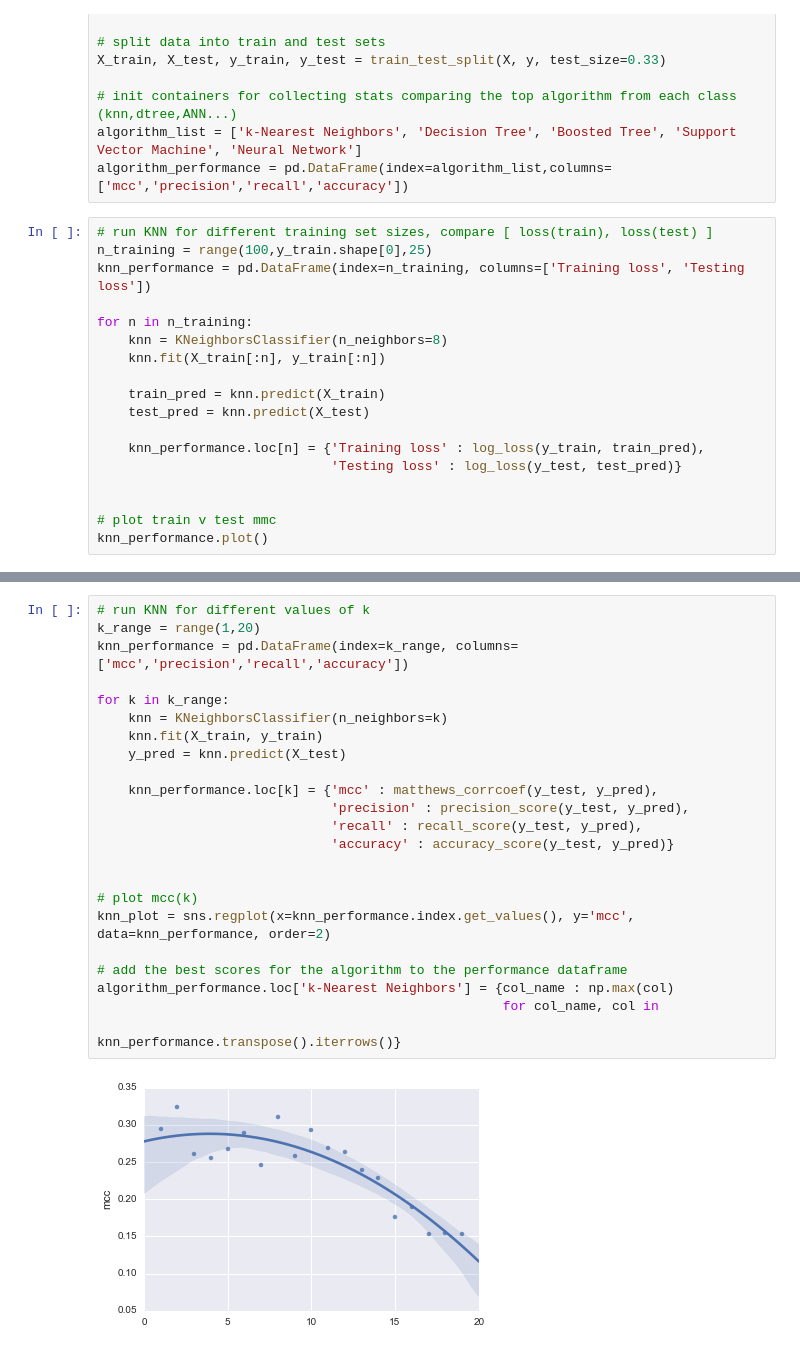
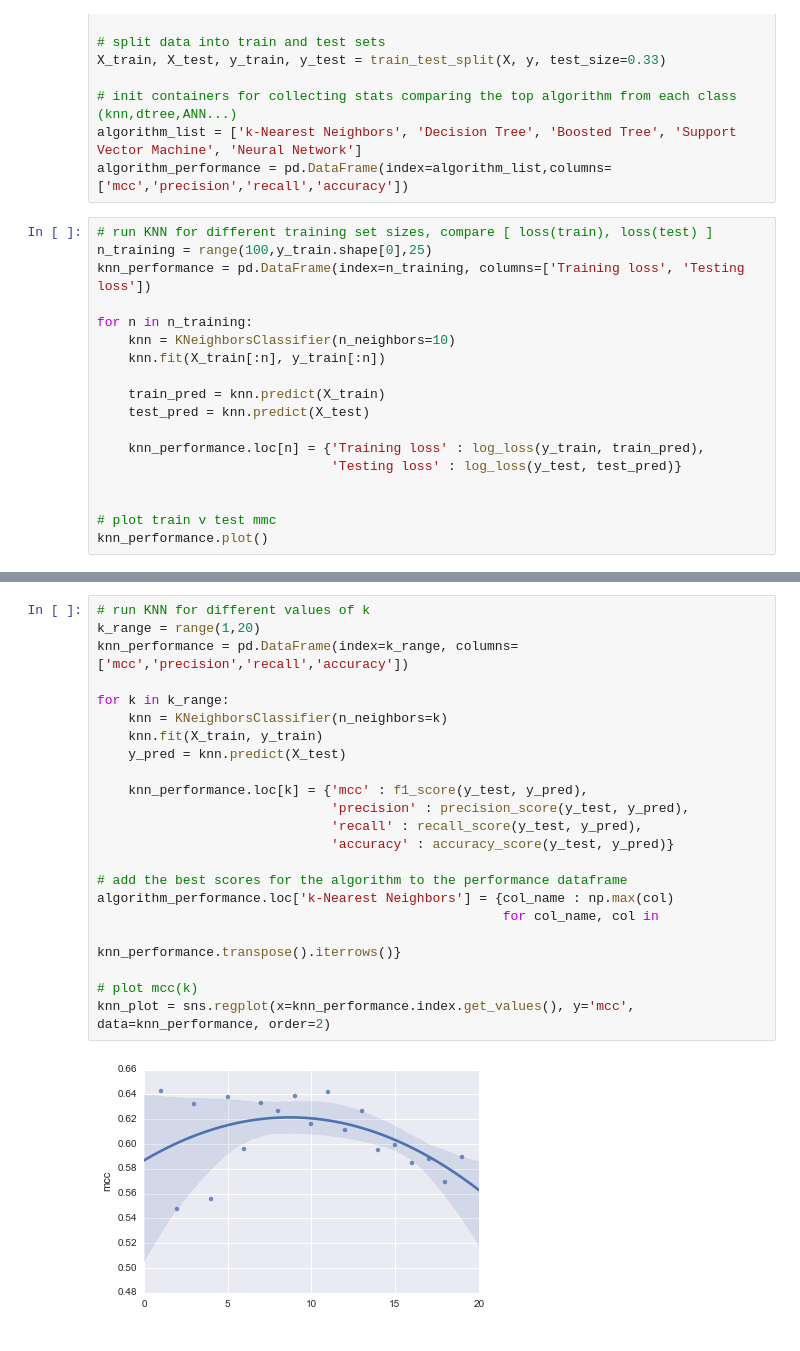
Before and after one commit to wds360/machineLearning, a Jupyter notebook: supervisedLearning/parkinsonsTelemonitoring.ipynb, the cells around one changed output, grey strips where cells are left out. Drawn from its saved outputs; the diff is of its cells as text.

```diff
--- a/supervisedLearning/parkinsonsTelemonitoring.ipynb
+++ b/supervisedLearning/parkinsonsTelemonitoring.ipynb
@@ -90,7 +90,7 @@ n_training = range(100,y_train.shape[0],25)
 knn_performance = pd.DataFrame(index=n_training, columns=['Training loss', 'Testing loss'])
 
 for n in n_training:
-    knn = KNeighborsClassifier(n_neighbors=8)
+    knn = KNeighborsClassifier(n_neighbors=10)
     knn.fit(X_train[:n], y_train[:n])
 
     train_pred = knn.predict(X_train)
@@ -108,25 +108,24 @@ knn_performance.plot()
 # %%
 # run KNN for different values of k
 k_range = range(1,20)
 knn_performance = pd.DataFrame(index=k_range, columns=['mcc','precision','recall','accuracy'])
 
 for k in k_range:
     knn = KNeighborsClassifier(n_neighbors=k)
     knn.fit(X_train, y_train)
     y_pred = knn.predict(X_test)
 
-    knn_performance.loc[k] = {'mcc' : matthews_corrcoef(y_test, y_pred),
+    knn_performance.loc[k] = {'mcc' : f1_score(y_test, y_pred),
                               'precision' : precision_score(y_test, y_pred),
                               'recall' : recall_score(y_test, y_pred),
                               'accuracy' : accuracy_score(y_test, y_pred)}
-
-
-# plot mcc(k)
-knn_plot = sns.regplot(x=knn_performance.index.get_values(), y='mcc', data=knn_performance, order=2)
 
 # add the best scores for the algorithm to the performance dataframe
 algorithm_performance.loc['k-Nearest Neighbors'] = {col_name : np.max(col)
                                                     for col_name, col in
                                                     knn_performance.transpose().iterrows()}
+
+# plot mcc(k)
+knn_plot = sns.regplot(x=knn_performance.index.get_values(), y='mcc', data=knn_performance, order=2)
 # %% [output]
-[figure, old version]
+[figure, new version]
```
Also changed, not shown: parts of 7 cells of this notebook, 2 other files.
